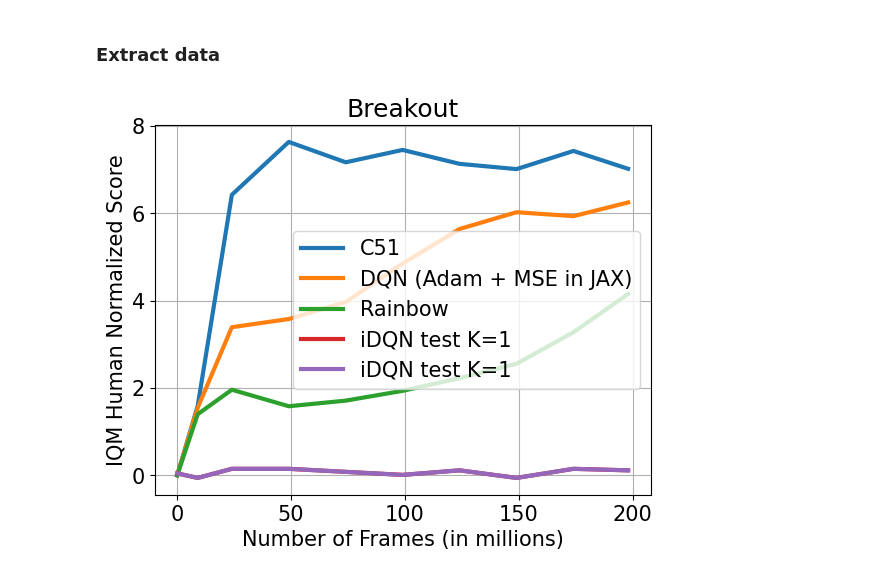
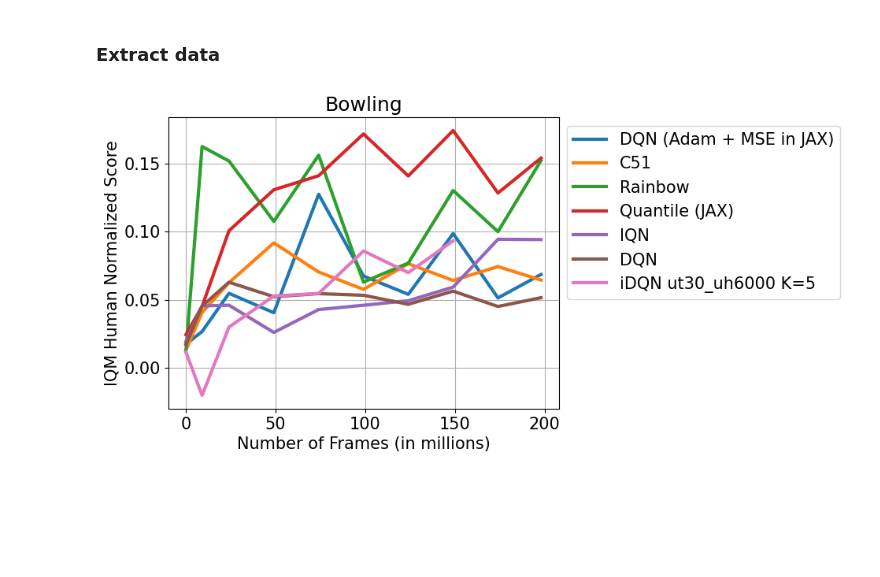
Before and after one commit to theovincent/i-DQN, a Jupyter notebook: experiments/atari/plots.ipynb, the cells around one changed output. Saved outputs shown, nothing was run; the diff lists cells and outputs as text; code cells hidden in the pictures; blank space fills up the shorter version.

Commit message:
better plots

```diff
--- a/experiments/atari/plots.ipynb
+++ b/experiments/atari/plots.ipynb
@@ -3,12 +3,15 @@
 %autoreload 2
 
 import numpy as np
+from idqn.utils.dopamine_scores import get_dopamine_scores
 
-dopamine_baselines = ["C51", "DQN (Adam + MSE in JAX)", "Rainbow"]
-experiments = ["test", "test"]
-games = ["Breakout"]
-ks = [1]
-seeds = [1]
+dopamine_baselines = ["DQN (Adam + MSE in JAX)", "C51", "Rainbow", "Quantile (JAX)", "IQN", "DQN"]
+experiments = ["ut30_uh6000"]
+games = [
+    "Bowling"
+]
+ks = [5]
+seeds = [11, 21]
 plot_std = False
 selected_epochs = np.array([1, 10, 25, 50, 75, 100, 125, 150, 175, 199]) - 1
 # %% [output]
@@ -36,32 +39,33 @@ for experiment in experiments:
 # %%
 import matplotlib.pyplot as plt
 from idqn.utils.plots import compute_iqm_and_confidence_interval
 
 plt.rc("font", size=15)
 plt.rc("lines", linewidth=3)
 
 for dopamine_baseline in dopamine_baselines:
     iqms, iqms_confidence_interval = compute_iqm_and_confidence_interval(dopamine_js[dopamine_baseline], selected_epochs)
     plt.plot(selected_epochs, iqms, label=dopamine_baseline)
     if plot_std:
         plt.fill_between(selected_epochs, iqms_confidence_interval[0, :], iqms_confidence_interval[1, :], alpha=0.3)
 
 for experiment in experiments:
     for k in ks:
         iqms, iqms_confidence_interval = compute_iqm_and_confidence_interval(idqn_js[f"{experiment}_{k}"], selected_epochs)
         plt.plot(selected_epochs, iqms, label=f"iDQN {experiment} K={k}")
         if plot_std:
             plt.fill_between(selected_epochs, iqms_confidence_interval[0, :], iqms_confidence_interval[1, :], alpha=0.3)
 
 
-plt.legend()
 plt.grid()
 plt.xlabel("Number of Frames (in millions)")
 plt.ylabel("IQM Human Normalized Score")
 if len(games) == 1:
+    plt.legend(bbox_to_anchor=[1, 1])
     plt.title(games[0])
     _ = plt.savefig(f"figures/{experiments[0]}/{games[0]}/J.pdf", bbox_inches='tight')
 else:
+    plt.legend(ncols=len(dopamine_baselines) + len(experiments) + len(ks), bbox_to_anchor=[1, 1])
     _ = plt.savefig(f"figures/{experiments[0]}/J.pdf", bbox_inches='tight')
 # %% [output]
-[figure, old version]
+[figure, new version]
```
